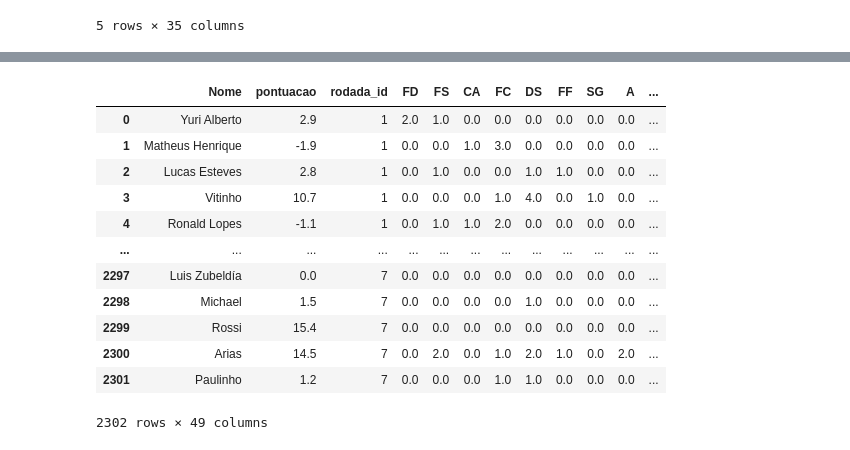
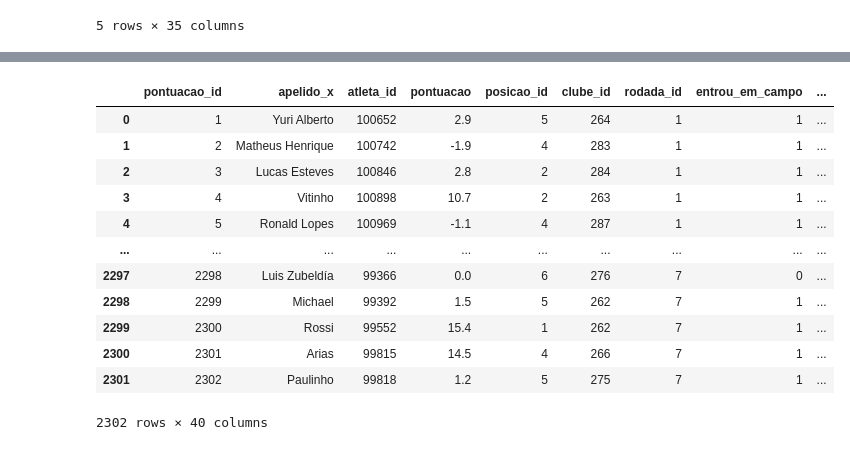
Before and after one commit to josefcaique/cartola, a Jupyter notebook: main.ipynb, the cells around one changed output, grey strips where cells are left out. Saved outputs shown, nothing was run; the diff lists cells and outputs as text; code cells hidden in the pictures.

```diff
--- a/main.ipynb
+++ b/main.ipynb
@@ -306,17 +277,22 @@ dados
-# %%
-dados = pd.get_dummies(dados, columns=['posicao', 'time'])
-dados
-# %% [output]
-|  | Nome | pontuacao | rodada_id | FD | FS | CA | FC | DS | FF | SG | A | ... |
-| 0 | Yuri Alberto | 2.9 | 1 | 2.0 | 1.0 | 0.0 | 0.0 | 0.0 | 0.0 | 0.0 | 0.0 | ... |
-| 1 | Matheus Henrique | -1.9 | 1 | 0.0 | 0.0 | 1.0 | 3.0 | 0.0 | 0.0 | 0.0 | 0.0 | ... |
-| 2 | Lucas Esteves | 2.8 | 1 | 0.0 | 1.0 | 0.0 | 0.0 | 1.0 | 1.0 | 0.0 | 0.0 | ... |
-| 3 | Vitinho | 10.7 | 1 | 0.0 | 0.0 | 0.0 | 1.0 | 4.0 | 0.0 | 1.0 | 0.0 | ... |
-| 4 | Ronald Lopes | -1.1 | 1 | 0.0 | 1.0 | 1.0 | 2.0 | 0.0 | 0.0 | 0.0 | 0.0 | ... |
-| ... | ... | ... | ... | ... | ... | ... | ... | ... | ... | ... | ... | ... |
-| 2297 | Luis Zubeldía | 0.0 | 7 | 0.0 | 0.0 | 0.0 | 0.0 | 0.0 | 0.0 | 0.0 | 0.0 | ... |
-| 2298 | Michael | 1.5 | 7 | 0.0 | 0.0 | 0.0 | 0.0 | 1.0 | 0.0 | 0.0 | 0.0 | ... |
-| 2299 | Rossi | 15.4 | 7 | 0.0 | 0.0 | 0.0 | 0.0 | 0.0 | 0.0 | 0.0 | 0.0 | ... |
-| 2300 | Arias | 14.5 | 7 | 0.0 | 2.0 | 0.0 | 1.0 | 2.0 | 1.0 | 0.0 | 2.0 | ... |
-| 2301 | Paulinho | 1.2 | 7 | 0.0 | 0.0 | 0.0 | 1.0 | 1.0 | 0.0 | 0.0 | 0.0 | ... |
-2302 rows × 49 columns
+# %%
+dados = dados.merge(
+    partidas_formatadas,
+    left_on=['rodada_id', 'clube_id'],
+    right_on=['rodada_id', 'clube_id'],
+    how='left'
+)
+dados
+# %% [output]
+|  | pontuacao_id | apelido_x | atleta_id | pontuacao | posicao_id | clube_id | rodada_id | entrou_em_campo | ... |
+| 0 | 1 | Yuri Alberto | 100652 | 2.9 | 5 | 264 | 1 | 1 | ... |
+| 1 | 2 | Matheus Henrique | 100742 | -1.9 | 4 | 283 | 1 | 1 | ... |
+| 2 | 3 | Lucas Esteves | 100846 | 2.8 | 2 | 284 | 1 | 1 | ... |
+| 3 | 4 | Vitinho | 100898 | 10.7 | 2 | 263 | 1 | 1 | ... |
+| 4 | 5 | Ronald Lopes | 100969 | -1.1 | 4 | 287 | 1 | 1 | ... |
+| ... | ... | ... | ... | ... | ... | ... | ... | ... | ... |
+| 2297 | 2298 | Luis Zubeldía | 99366 | 0.0 | 6 | 276 | 7 | 0 | ... |
+| 2298 | 2299 | Michael | 99392 | 1.5 | 5 | 262 | 7 | 1 | ... |
+| 2299 | 2300 | Rossi | 99552 | 15.4 | 1 | 262 | 7 | 1 | ... |
+| 2300 | 2301 | Arias | 99815 | 14.5 | 4 | 266 | 7 | 1 | ... |
+| 2301 | 2302 | Paulinho | 99818 | 1.2 | 5 | 275 | 7 | 1 | ... |
+2302 rows × 40 columns
```
Also changed, not shown: parts of 13 cells of this notebook.
